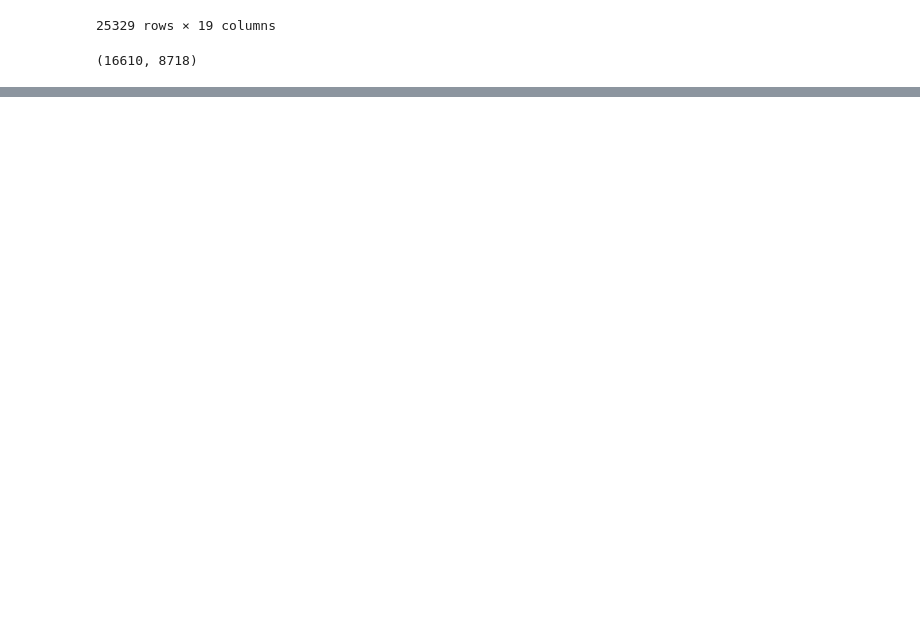
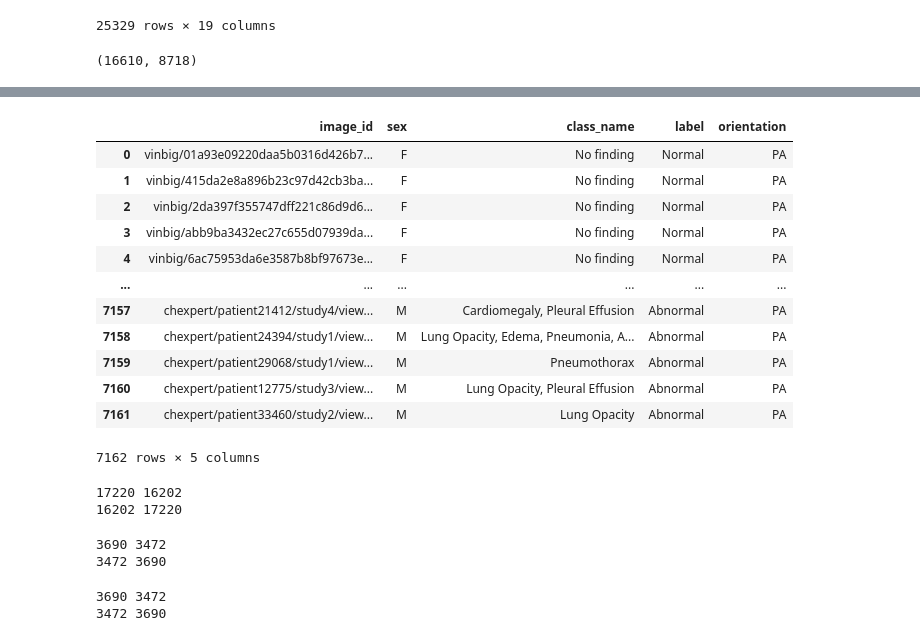
Before and after one commit to Nafishapanacea/X-ray-classification-covariates, a Jupyter notebook: csv.ipynb, the cells around one changed output, grey strips where cells are left out. Cells and saved outputs as stored; diff of their text form; code cells hidden in the pictures; blank space fills up the shorter version.

```diff
--- a/csv.ipynb
+++ b/csv.ipynb
@@ -262,0 +583,3 @@ pwd
+# %%
+female_data= data_new[data_new['sex']=='F']
+male_data= data_new[data_new['sex']=='M']
@@ -262,0 +748,4 @@ pwd
+# %%
+chexpert_PA_train['orientation'] = 'PA'
+chexpert_PA_val['orientation'] = 'PA'
+chexpert_PA_test['orientation'] = 'PA'
@@ -262,0 +851,70 @@ pwd
+# %%
+val['sex'] = (
+    val['sex']
+    .str.strip()
+    .str.lower()
+    .map({
+        'female': 'F',
+        'f': 'F',
+        'male': 'M',
+        'm': 'M'
+    })
+)
+test['sex'] = (
+    test['sex']
+    .str.strip()
+    .str.lower()
+    .map({
+        'female': 'F',
+        'f': 'F',
+        'male': 'M',
+        'm': 'M'
+    })
+)
+train['sex'] = (
+    train['sex']
+    .str.strip()
+    .str.lower()
+    .map({
+        'female': 'F',
+        'f': 'F',
+        'male': 'M',
+        'm': 'M'
+    })
+)
+# %%
+train
+test
+val
+# %% [output]
+|  | image_id | sex | class_name | label | orientation |
+| 0 | vinbig/01a93e09220daa5b0316d426b7... | F | No finding | Normal | PA |
+| 1 | vinbig/415da2e8a896b23c97d42cb3ba... | F | No finding | Normal | PA |
+| 2 | vinbig/2da397f355747dff221c86d9d6... | F | No finding | Normal | PA |
+| 3 | vinbig/abb9ba3432ec27c655d07939da... | F | No finding | Normal | PA |
+| 4 | vinbig/6ac75953da6e3587b8bf97673e... | F | No finding | Normal | PA |
+| ... | ... | ... | ... | ... | ... |
+| 7157 | chexpert/patient21412/study4/view... | M | Cardiomegaly, Pleural Effusion | Abnormal | PA |
+| 7158 | chexpert/patient24394/study1/view... | M | Lung Opacity, Edema, Pneumonia, A... | Abnormal | PA |
+| 7159 | chexpert/patient29068/study1/view... | M | Pneumothorax | Abnormal | PA |
+| 7160 | chexpert/patient12775/study3/view... | M | Lung Opacity, Pleural Effusion | Abnormal | PA |
+| 7161 | chexpert/patient33460/study2/view... | M | Lung Opacity | Abnormal | PA |
+7162 rows × 5 columns
+# %%
+print(len(train[train['sex']=='M']), len(train[train['sex']=='F']))
+print(len(train[train['label']=='Normal']), len(train[train['label']=='Abnormal']))
+# %% [output]
+17220 16202
+16202 17220
+# %%
+print(len(test[test['sex']=='M']), len(test[test['sex']=='F']))
+print(len(test[test['label']=='Normal']), len(test[test['label']=='Abnormal']))
+# %% [output]
+3690 3472
+3472 3690
+# %%
+print(len(val[val['sex']=='M']), len(val[val['sex']=='F']))
+print(len(val[val['label']=='Normal']), len(val[val['label']=='Abnormal']))
+# %% [output]
+3690 3472
+3472 3690
```
Also changed, not shown: parts of 86 cells of this notebook, 15 other files.
